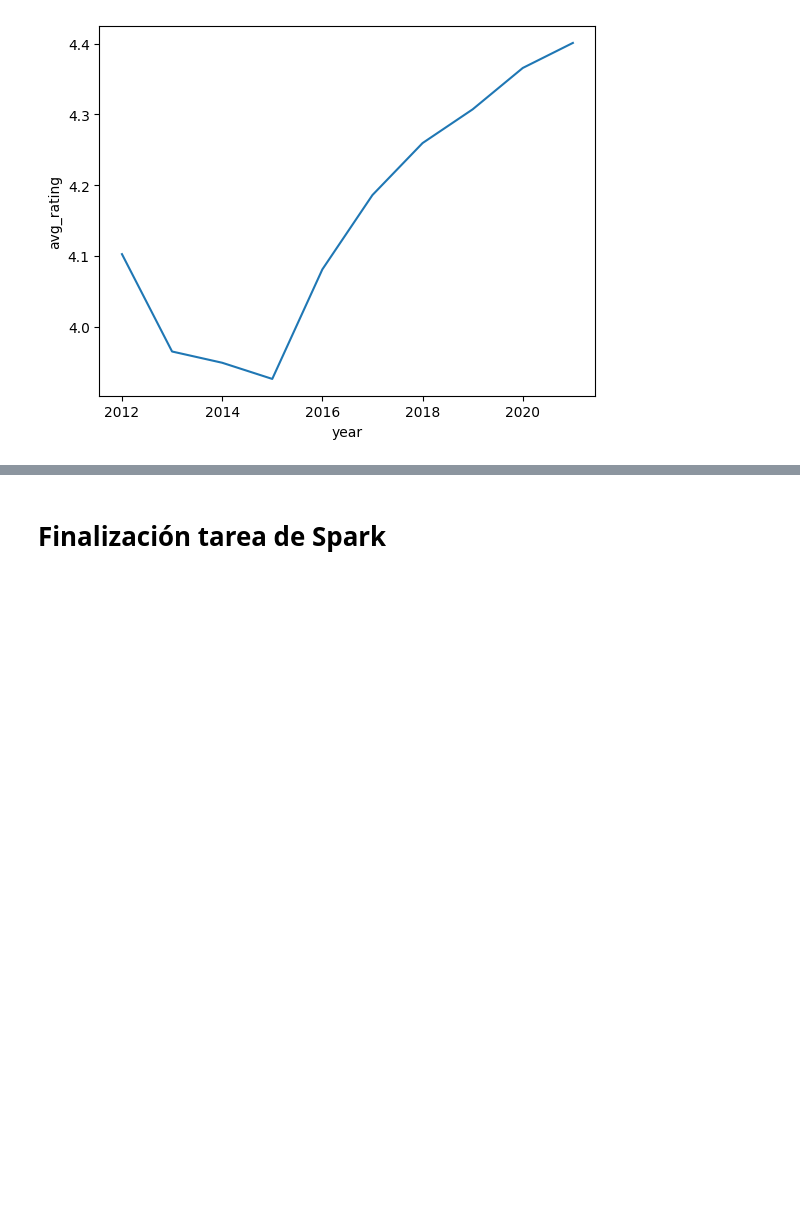
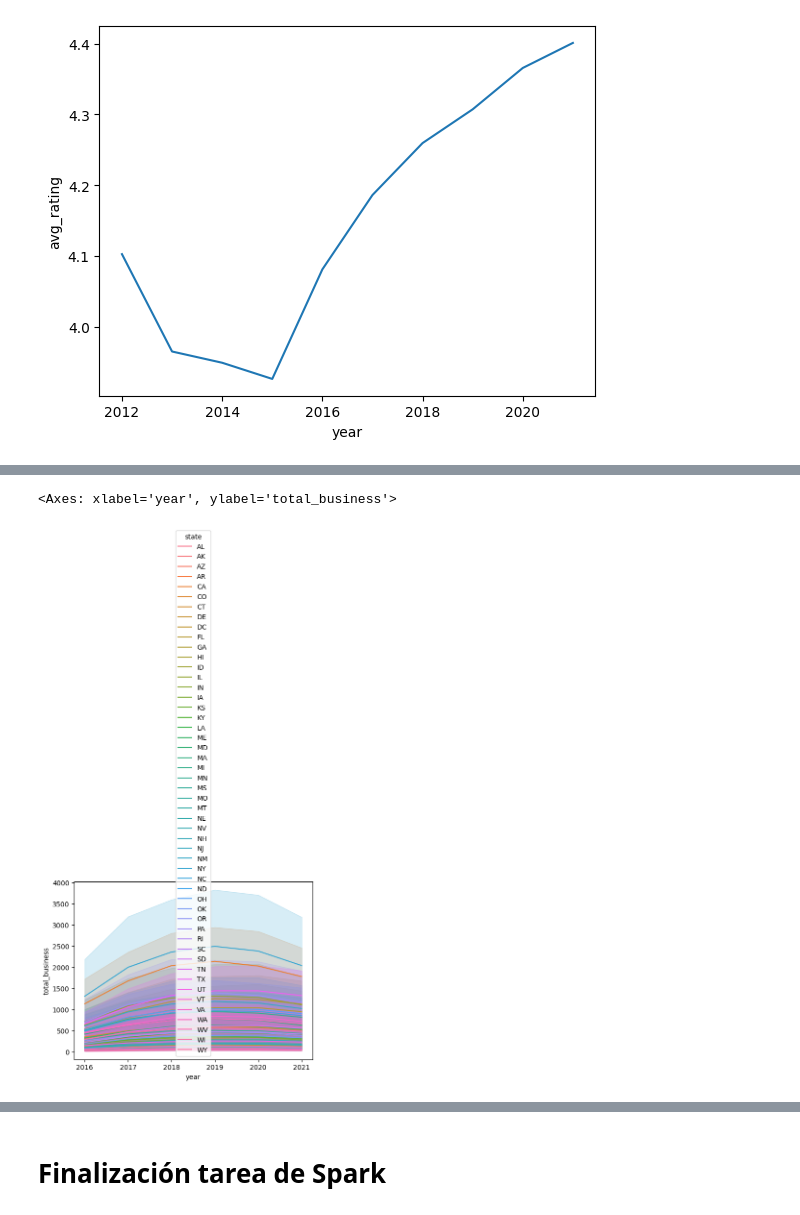
Before and after one commit to SDCaFlo/datapt11_pf_grupo02, a Jupyter notebook: ETL-google.ipynb, the cells around one changed output, grey strips where cells are left out. Cells and saved outputs as stored; diff of their text form; code cells hidden in the pictures; blank space fills up the shorter version.

```diff
--- a/ETL-google.ipynb
+++ b/ETL-google.ipynb
@@ -1046,0 +1223,38 @@ sns.lineplot(data=reviews_pd_df.head(10), x="year", y="avg_rating")
+# %%
+focused_business_df_cache = focused_business_df.cache()
+# %%
+#
+reviews_path = r"F:\DataScience\PF - DataNova\datasets\Google Maps\reviews-estados"
+
+iter_count = 0
+for state_code, state_name in STATE_MAPPER.items():
+
+    print("Proccessing: ", state_name, end="")
+
+    file_path = reviews_path+"\\"+"review-"+state_name
+
+    state_df = batch_file_read(file_path)
+    state_df = state_df_treatment(state_df)
+
+    merged_state_df = state_df.join(focused_business_df_cache.filter((focused_business_df_cache["state"]==state_code)), on="gmap_id", how="inner")
+
+    merged_state_df_agg = merged_state_df.groupBy("state", "year", "second_category").agg(
+    F.avg("rating").alias("avg_rating"),
+    F.count("gmap_id").alias("total_reviews"),
+    F.countDistinct ("gmap_id").alias("total_business")
+    )
+
+    pandas_df = merged_state_df_agg.toPandas()
+
+    if iter_count == 0:
+        joint_df = pandas_df.copy()
+        iter_count+=1
+    else:
+        try:
+            joint_df = pd.concat([joint_df, pandas_df])
+        except Exception as e:
+            print(e)
+            continue
+
+
+    print("...ok")
@@ -1046,0 +1334,5 @@ sns.lineplot(data=reviews_pd_df.head(10), x="year", y="avg_rating")
+# %%
+sns.lineplot(data=joint_df[joint_df["year"]>2015], x="year", y="total_business", hue="state")
+# %% [output]
+<Axes: xlabel='year', ylabel='total_business'>
+[figure, added]
```
Also changed, not shown: parts of 39 cells of this notebook.
